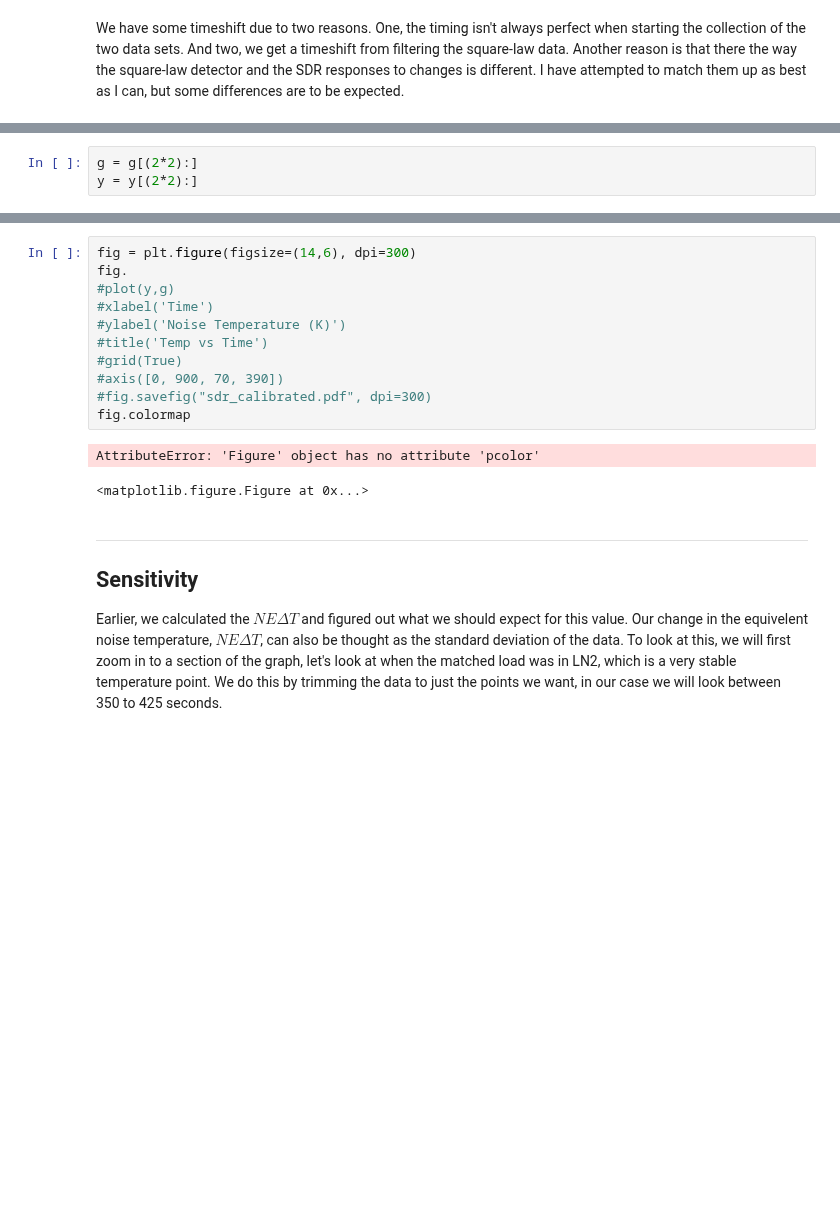
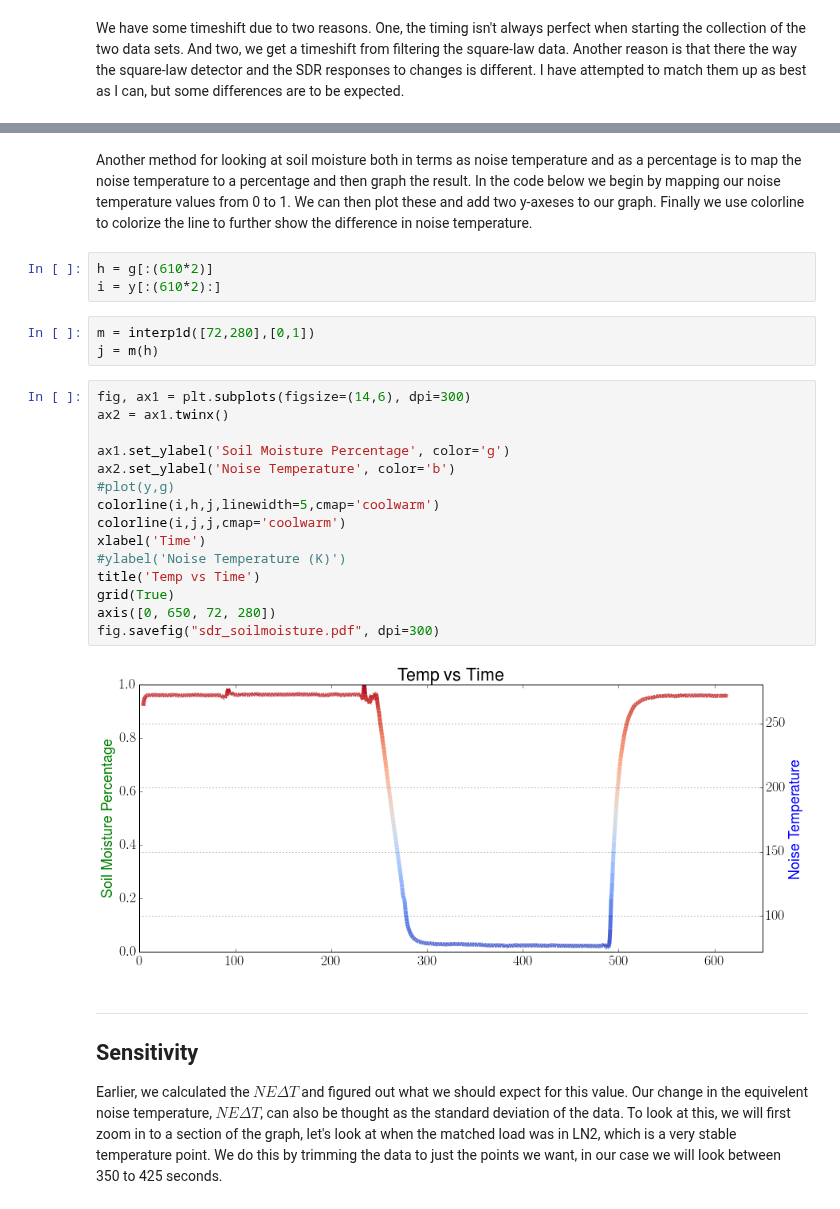
Before and after one commit to matgyver/Radiometer-SDR-Thesis, a Jupyter notebook: Experiments/Exp1/radiometer_experiment_1.ipynb, the cells around one changed output, grey strips where cells are left out. Cells and saved outputs as stored; diff of their text form; blank space fills up the shorter version.

```diff
--- a/Experiments/Exp1/radiometer_experiment_1.ipynb
+++ b/Experiments/Exp1/radiometer_experiment_1.ipynb
@@ -296,3 +326,0 @@ In our experiments we did not have an actual antenna attached to the radiometer.
-# %%
-g = g[(2*2):]
-y = y[(2*2):]
@@ -304,17 +348,28 @@ cm = m(g)
+# %% [markdown]
+Another method for looking at soil moisture both in terms as noise temperature and as a percentage is to map the noise temperature to a percentage and then graph the result.  In the code below we begin by mapping our noise temperature values from 0 to 1.  We can then plot these and add two y-axeses to our graph.  Finally we use colorline to colorize the line to further show the difference in noise temperature.
+# %%
+h = g[:(610*2)]
+i = y[:(610*2):]
+# %%
+m = interp1d([72,280],[0,1])
+j = m(h)
 # %%
-fig = plt.figure(figsize=(14,6), dpi=300)
-fig.
+fig, ax1 = plt.subplots(figsize=(14,6), dpi=300)
+ax2 = ax1.twinx()
+
+ax1.set_ylabel('Soil Moisture Percentage', color='g')
+ax2.set_ylabel('Noise Temperature', color='b')
 #plot(y,g)
-#xlabel('Time')
+colorline(i,h,j,linewidth=5,cmap='coolwarm')
+colorline(i,j,j,cmap='coolwarm')
+xlabel('Time')
 #ylabel('Noise Temperature (K)')
-#title('Temp vs Time')
-#grid(True)
-#axis([0, 900, 70, 390])
-#fig.savefig("sdr_calibrated.pdf", dpi=300)
-fig.colormap
+title('Temp vs Time')
+grid(True)
+axis([0, 650, 72, 280])
+fig.savefig("sdr_soilmoisture.pdf", dpi=300)
 # %% [output]
-AttributeError: 'Figure' object has no attribute 'pcolor'
-<matplotlib.figure.Figure at 0x...>
+[figure, added]
 # %% [markdown]
 ---
 ## Sensitivity
```
Also changed, not shown: parts of 16 cells of this notebook, 48 other files.
